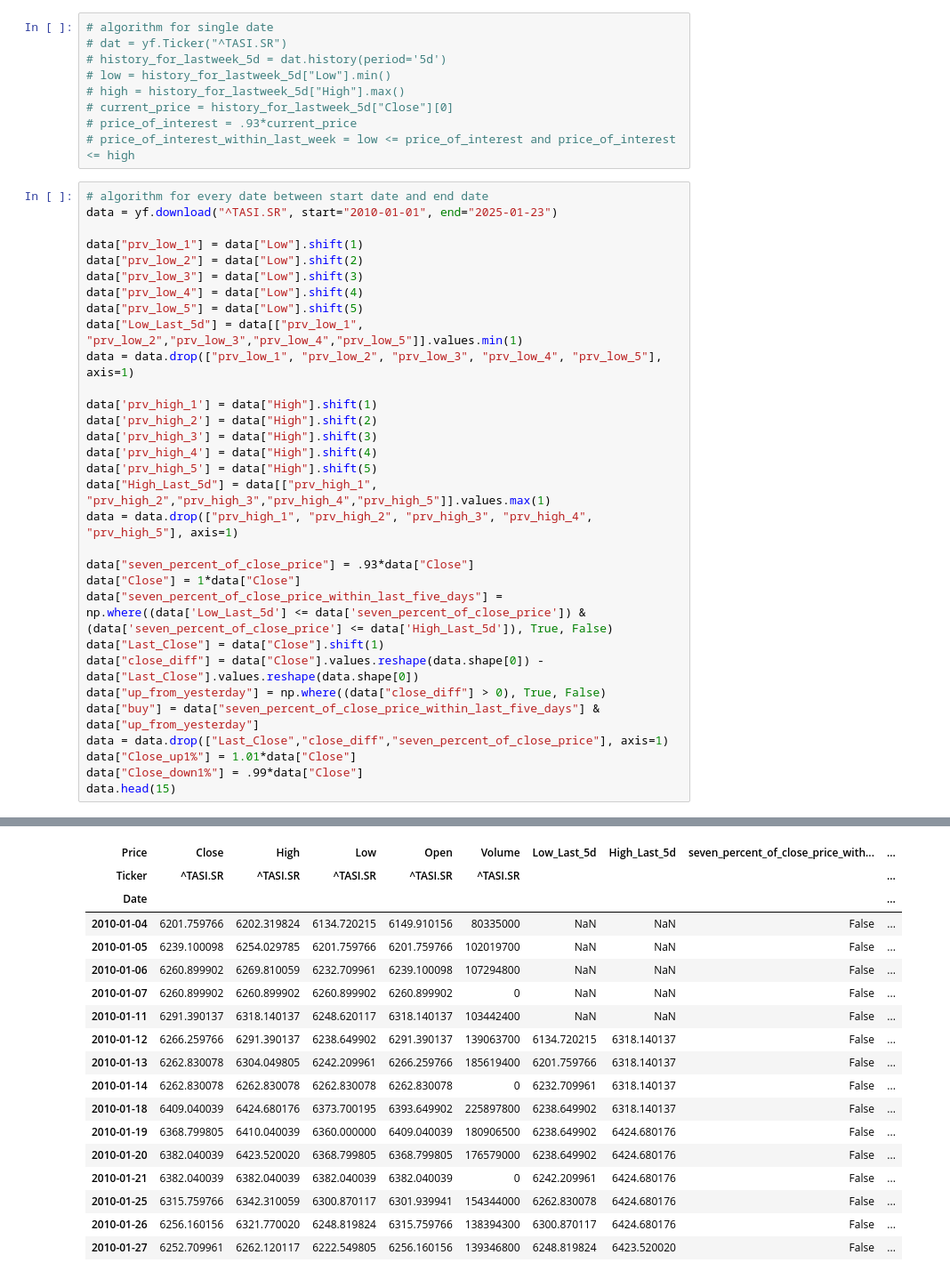
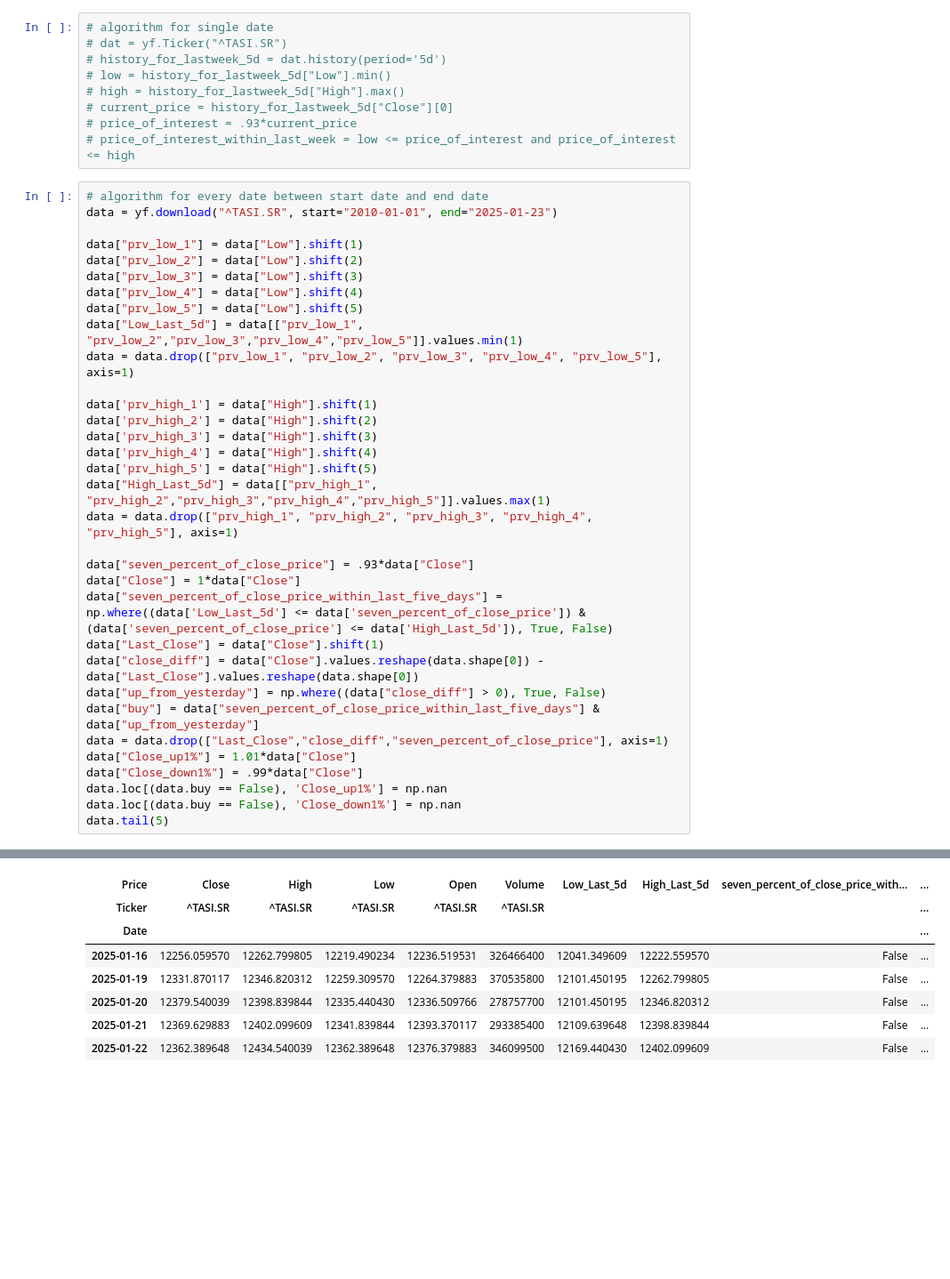
Before and after one commit to kamarulaw/saudi_backtests, a Jupyter notebook: start_date_01_23_25.ipynb, the cells around one changed output, grey strips where cells are left out. Shown: that part at 89% size. Drawn from its saved outputs; the diff is of its cells as text; blank space fills up the shorter version.

```diff
--- a/start_date_01_23_25.ipynb
+++ b/start_date_01_23_25.ipynb
@@ -43,46 +44,38 @@ data["prv_low_1"] = data["Low"].shift(1)
 data["prv_low_2"] = data["Low"].shift(2)
 data["prv_low_3"] = data["Low"].shift(3)
 data["prv_low_4"] = data["Low"].shift(4)
 data["prv_low_5"] = data["Low"].shift(5)
 data["Low_Last_5d"] = data[["prv_low_1", "prv_low_2","prv_low_3","prv_low_4","prv_low_5"]].values.min(1)
 data = data.drop(["prv_low_1", "prv_low_2", "prv_low_3", "prv_low_4", "prv_low_5"], axis=1)
 
 data['prv_high_1'] = data["High"].shift(1)
 data['prv_high_2'] = data["High"].shift(2)
 data['prv_high_3'] = data["High"].shift(3)
 data['prv_high_4'] = data["High"].shift(4)
 data['prv_high_5'] = data["High"].shift(5)
 data["High_Last_5d"] = data[["prv_high_1", "prv_high_2","prv_high_3","prv_high_4","prv_high_5"]].values.max(1)
 data = data.drop(["prv_high_1", "prv_high_2", "prv_high_3", "prv_high_4", "prv_high_5"], axis=1)
 
 data["seven_percent_of_close_price"] = .93*data["Close"]
 data["Close"] = 1*data["Close"]
 data["seven_percent_of_close_price_within_last_five_days"] = np.where((data['Low_Last_5d'] <= data['seven_percent_of_close_price']) & (data['seven_percent_of_close_price'] <= data['High_Last_5d']), True, False)
 data["Last_Close"] = data["Close"].shift(1)
 data["close_diff"] = data["Close"].values.reshape(data.shape[0]) - data["Last_Close"].values.reshape(data.shape[0])
 data["up_from_yesterday"] = np.where((data["close_diff"] > 0), True, False)
 data["buy"] = data["seven_percent_of_close_price_within_last_five_days"] & data["up_from_yesterday"]
 data = data.drop(["Last_Close","close_diff","seven_percent_of_close_price"], axis=1)
 data["Close_up1%"] = 1.01*data["Close"]
 data["Close_down1%"] = .99*data["Close"]
-data.head(15)
+data.loc[(data.buy == False), 'Close_up1%'] = np.nan
+data.loc[(data.buy == False), 'Close_down1%'] = np.nan
+data.tail(5)
 # %% [output]
 [*********************100%***********************]  1 of 1 completed
 | Price | Close | High | Low | Open | Volume | Low_Last_5d | High_Last_5d | seven_percent_of_close_price_with... | ... |
 | Ticker | ^TASI.SR | ^TASI.SR | ^TASI.SR | ^TASI.SR | ^TASI.SR |  |  |  | ... |
 | Date |  |  |  |  |  |  |  |  | ... |
-| 2010-01-04 | 6201.759766 | 6202.319824 | 6134.720215 | 6149.910156 | 80335000 | NaN | NaN | False | ... |
-| 2010-01-05 | 6239.100098 | 6254.029785 | 6201.759766 | 6201.759766 | 102019700 | NaN | NaN | False | ... |
-| 2010-01-06 | 6260.899902 | 6269.810059 | 6232.709961 | 6239.100098 | 107294800 | NaN | NaN | False | ... |
-| 2010-01-07 | 6260.899902 | 6260.899902 | 6260.899902 | 6260.899902 | 0 | NaN | NaN | False | ... |
-| 2010-01-11 | 6291.390137 | 6318.140137 | 6248.620117 | 6318.140137 | 103442400 | NaN | NaN | False | ... |
-| 2010-01-12 | 6266.259766 | 6291.390137 | 6238.649902 | 6291.390137 | 139063700 | 6134.720215 | 6318.140137 | False | ... |
-| 2010-01-13 | 6262.830078 | 6304.049805 | 6242.209961 | 6266.259766 | 185619400 | 6201.759766 | 6318.140137 | False | ... |
-| 2010-01-14 | 6262.830078 | 6262.830078 | 6262.830078 | 6262.830078 | 0 | 6232.709961 | 6318.140137 | False | ... |
-| 2010-01-18 | 6409.040039 | 6424.680176 | 6373.700195 | 6393.649902 | 225897800 | 6238.649902 | 6318.140137 | False | ... |
-| 2010-01-19 | 6368.799805 | 6410.040039 | 6360.000000 | 6409.040039 | 180906500 | 6238.649902 | 6424.680176 | False | ... |
-| 2010-01-20 | 6382.040039 | 6423.520020 | 6368.799805 | 6368.799805 | 176579000 | 6238.649902 | 6424.680176 | False | ... |
-| 2010-01-21 | 6382.040039 | 6382.040039 | 6382.040039 | 6382.040039 | 0 | 6242.209961 | 6424.680176 | False | ... |
-| 2010-01-25 | 6315.759766 | 6342.310059 | 6300.870117 | 6301.939941 | 154344000 | 6262.830078 | 6424.680176 | False | ... |
-| 2010-01-26 | 6256.160156 | 6321.770020 | 6248.819824 | 6315.759766 | 138394300 | 6300.870117 | 6424.680176 | False | ... |
-| 2010-01-27 | 6252.709961 | 6262.120117 | 6222.549805 | 6256.160156 | 139346800 | 6248.819824 | 6423.520020 | False | ... |
+| 2025-01-16 | 12256.059570 | 12262.799805 | 12219.490234 | 12236.519531 | 326466400 | 12041.349609 | 12222.559570 | False | ... |
+| 2025-01-19 | 12331.870117 | 12346.820312 | 12259.309570 | 12264.379883 | 370535800 | 12101.450195 | 12262.799805 | False | ... |
+| 2025-01-20 | 12379.540039 | 12398.839844 | 12335.440430 | 12336.509766 | 278757700 | 12101.450195 | 12346.820312 | False | ... |
+| 2025-01-21 | 12369.629883 | 12402.099609 | 12341.839844 | 12393.370117 | 293385400 | 12109.639648 | 12398.839844 | False | ... |
+| 2025-01-22 | 12362.389648 | 12434.540039 | 12362.389648 | 12376.379883 | 346099500 | 12169.440430 | 12402.099609 | False | ... |
```
Also changed, not shown: parts of 2 cells of this notebook.
